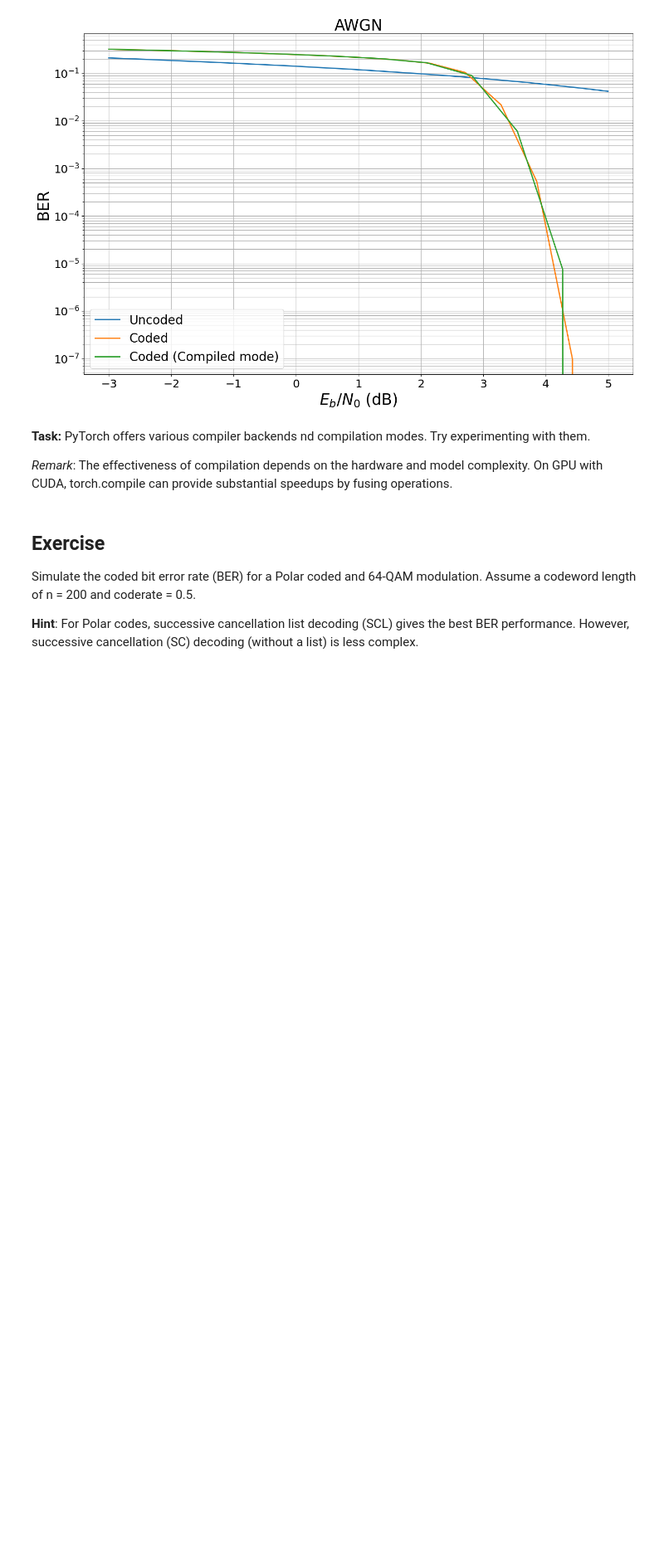
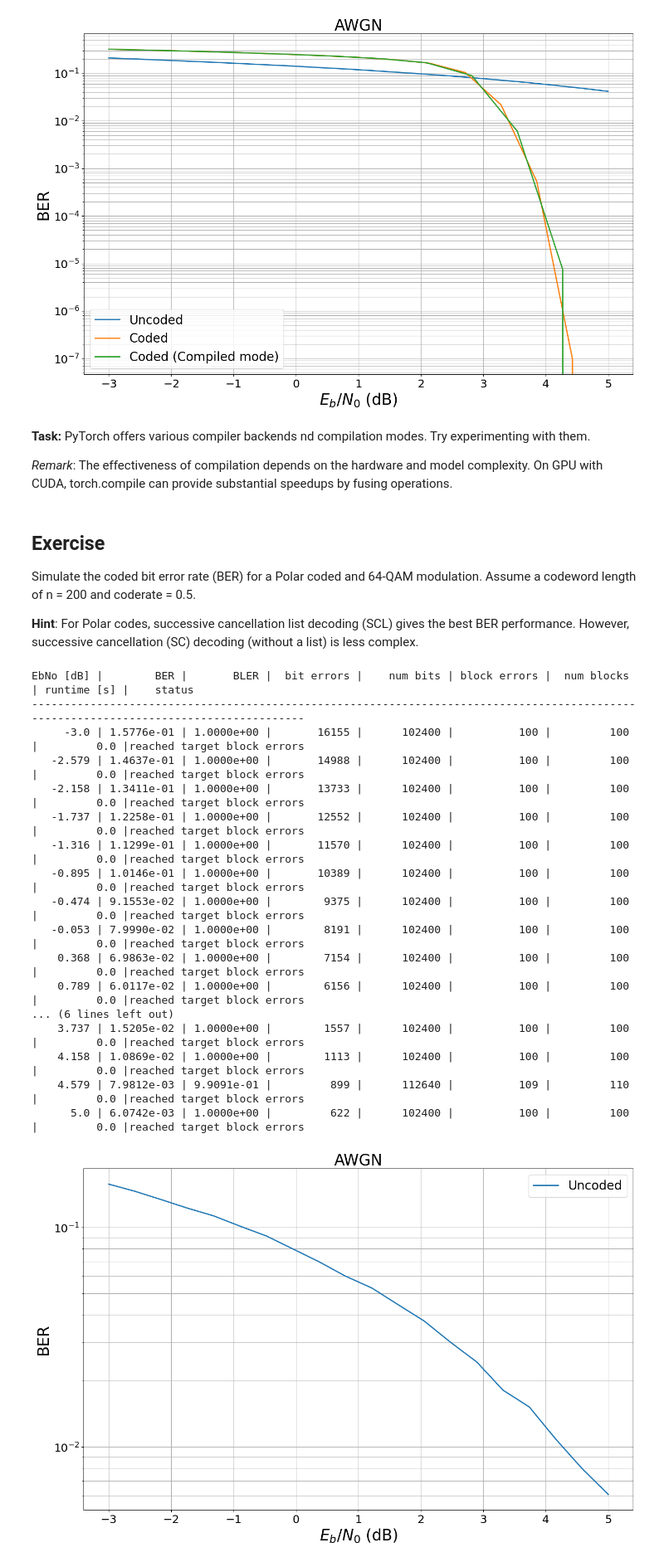
Before and after one commit to darshanpatil30/sionna_tut, a Jupyter notebook: tutorials/phy/Sionna_tutorial_part1.ipynb, the cells around one changed output. Shown at 83% size. Drawn from its saved outputs; the diff is of its cells as text; code cells hidden in the pictures; blank space fills up the shorter version.

```diff
--- a/tutorials/phy/Sionna_tutorial_part1.ipynb
+++ b/tutorials/phy/Sionna_tutorial_part1.ipynb
@@ -671,8 +671,10 @@ Assume a codeword length of n = 200 and coderate = 0.5.
 **Hint**: For Polar codes, successive cancellation list decoding (SCL) gives the best BER performance.
 However, successive cancellation (SC) decoding (without a list) is less complex.
 # %%
-n = 200
-CODERATE = 0.5
+n = 128
+CODERATE = 0.1
 # *You can implement your code here*
-NUM_BITS_PER_SYMBOL = 6 # 64QAM
-BATCH_SIZE = 2000
+NUM_BITS_PER_SYMBOL = 2 # QPSK
+BATCH_SIZE = 10
+EBN0_DB_MIN = -3.0
+EBN0_DB_MAX = 5.0
@@ -679,3 +740,34 @@ BATCH_SIZE = 2000
+# %%
+model_uncoded_awgn = UncodedSystemAWGN(num_bits_per_symbol=NUM_BITS_PER_SYMBOL, block_length=1024)
+# %%
+ber_plots = sionna.phy.utils.PlotBER("AWGN")
+ber_plots.simulate(model_uncoded_awgn,
+                  ebno_dbs=np.linspace(EBN0_DB_MIN, EBN0_DB_MAX, 20),
+                  batch_size=BATCH_SIZE,
+                  num_target_block_errors=100, # simulate until 100 block errors occured
+                  legend="Uncoded",
+                  soft_estimates=True,
+                  max_mc_iter=100, # run 100 Monte-Carlo simulations (each with batch_size samples)
+                  show_fig=True);
+# %% [output]
+EbNo [dB] |        BER |       BLER |  bit errors |    num bits | block errors |  num blocks | runtime [s] |    status
+---------------------------------------------------------------------------------------------------------------------------------------
+     -3.0 | 1.5776e-01 | 1.0000e+00 |       16155 |      102400 |          100 |         100 |         0.0 |reached target block errors
+   -2.579 | 1.4637e-01 | 1.0000e+00 |       14988 |      102400 |          100 |         100 |         0.0 |reached target block errors
+   -2.158 | 1.3411e-01 | 1.0000e+00 |       13733 |      102400 |          100 |         100 |         0.0 |reached target block errors
+   -1.737 | 1.2258e-01 | 1.0000e+00 |       12552 |      102400 |          100 |         100 |         0.0 |reached target block errors
+   -1.316 | 1.1299e-01 | 1.0000e+00 |       11570 |      102400 |          100 |         100 |         0.0 |reached target block errors
+   -0.895 | 1.0146e-01 | 1.0000e+00 |       10389 |      102400 |          100 |         100 |         0.0 |reached target block errors
+   -0.474 | 9.1553e-02 | 1.0000e+00 |        9375 |      102400 |          100 |         100 |         0.0 |reached target block errors
+   -0.053 | 7.9990e-02 | 1.0000e+00 |        8191 |      102400 |          100 |         100 |         0.0 |reached target block errors
+    0.368 | 6.9863e-02 | 1.0000e+00 |        7154 |      102400 |          100 |         100 |         0.0 |reached target block errors
+    0.789 | 6.0117e-02 | 1.0000e+00 |        6156 |      102400 |          100 |         100 |         0.0 |reached target block errors
+... (6 lines left out)
+    3.737 | 1.5205e-02 | 1.0000e+00 |        1557 |      102400 |          100 |         100 |         0.0 |reached target block errors
+    4.158 | 1.0869e-02 | 1.0000e+00 |        1113 |      102400 |          100 |         100 |         0.0 |reached target block errors
+    4.579 | 7.9812e-03 | 9.9091e-01 |         899 |      112640 |          109 |         110 |         0.0 |reached target block errors
+      5.0 | 6.0742e-03 | 1.0000e+00 |         622 |      102400 |          100 |         100 |         0.0 |reached target block errors
+[figure, added]
 # %%
 class CodedSystemAWGN(sionna.phy.Block):
     def __init__(self, num_bits_per_symbol, n, coderate):
```
Also changed, not shown: parts of 3 cells of this notebook.
